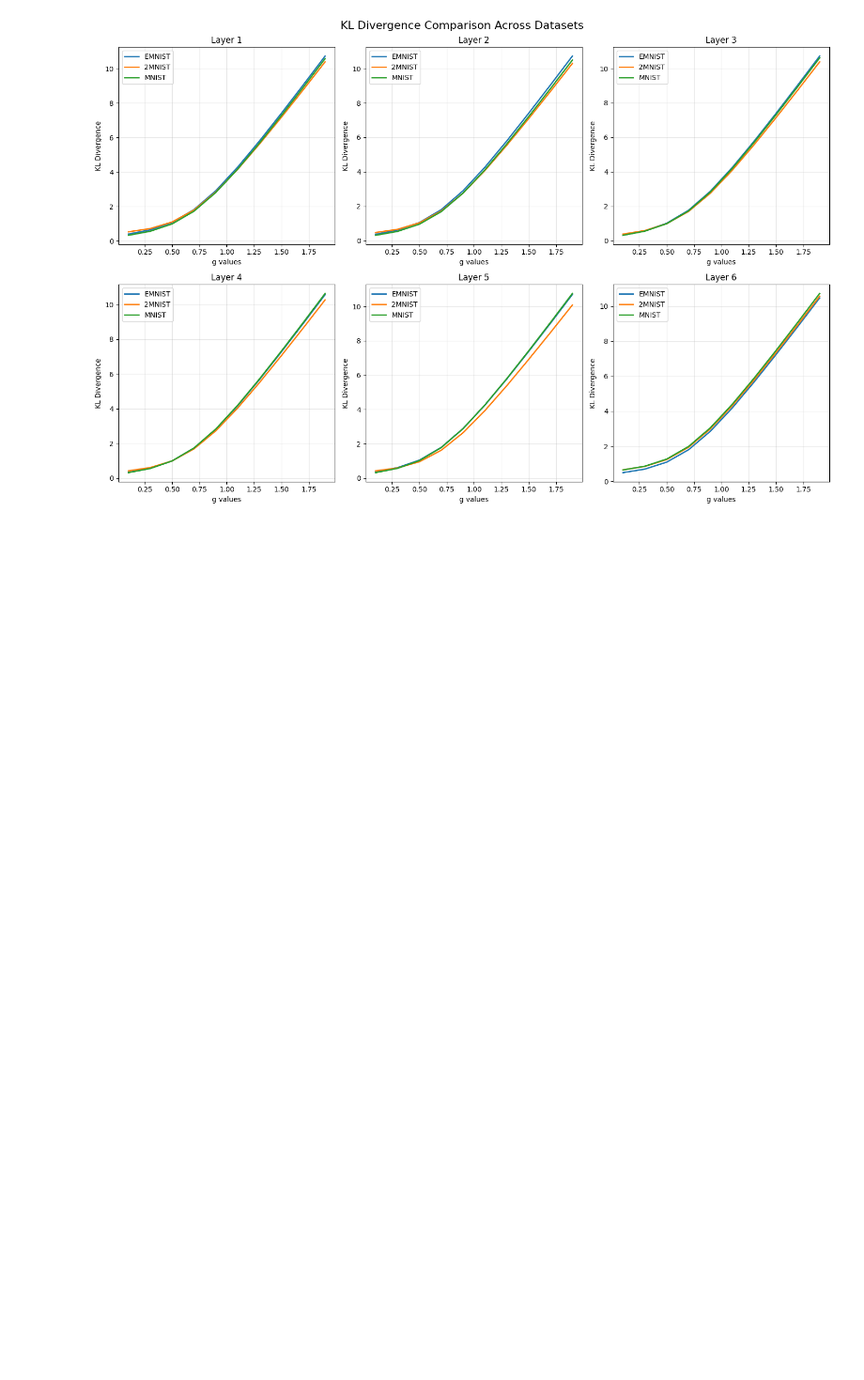
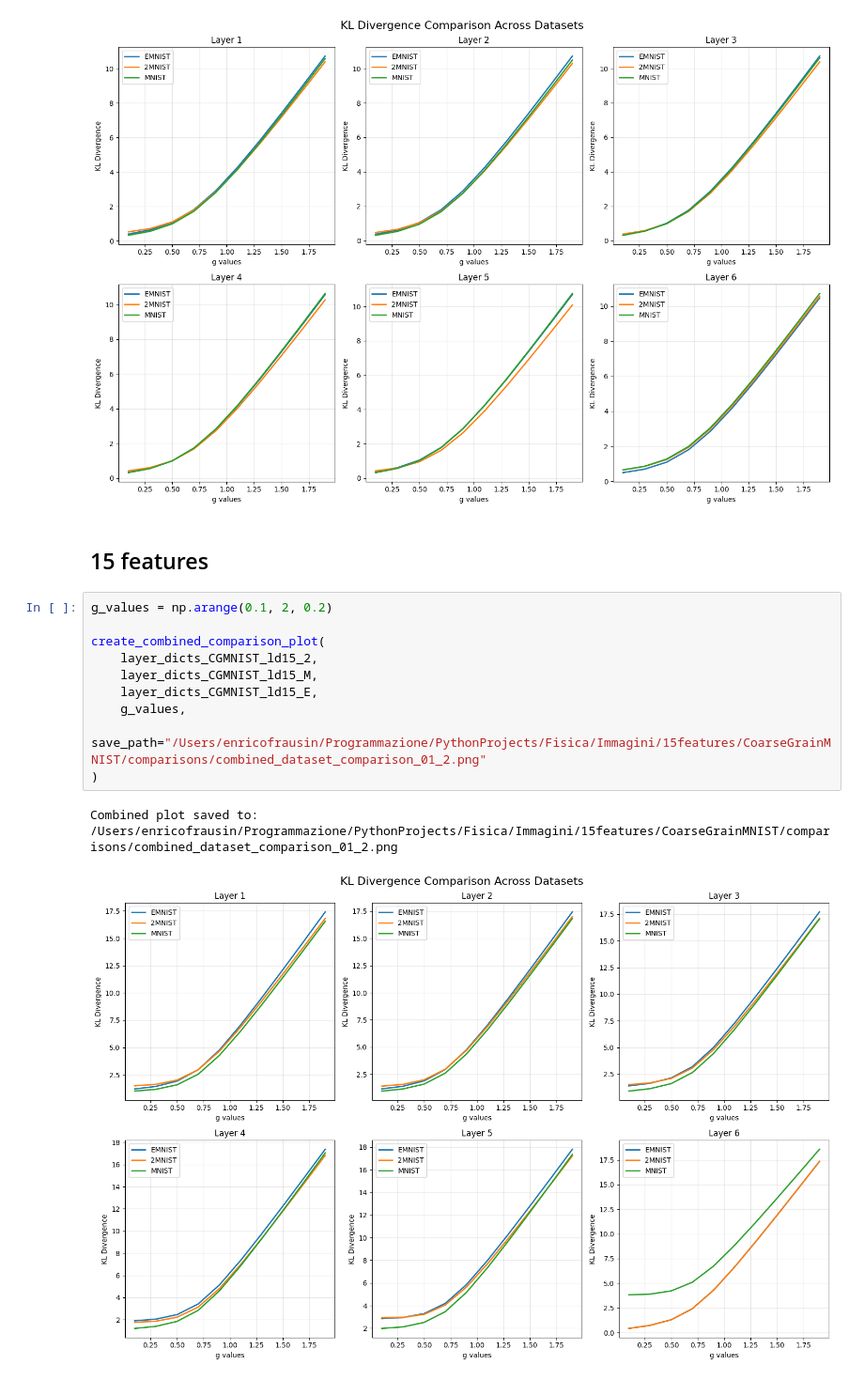
Before and after one commit to EnricoFrausin/discrete, a Jupyter notebook: code/depth_analysis.ipynb, the cells around one changed output. Shown at 94% size. Cells and saved outputs as stored; diff of their text form; blank space fills up the shorter version.

Commit message:
introdotto 15 layers

```diff
--- a/code/depth_analysis.ipynb
+++ b/code/depth_analysis.ipynb
@@ -1779,3 +1986,18 @@ create_combined_comparison_plot(
 # %% [output]
 Combined plot saved to: /Users/enricofrausin/Programmazione/PythonProjects/Fisica/Immagini/10features/FineGrainMNIST/comparisons/combined_dataset_comparison_01_2__1.png
 [figure]
+# %% [markdown]
+## 15 features
+# %%
+g_values = np.arange(0.1, 2, 0.2)
+
+create_combined_comparison_plot(
+    layer_dicts_CGMNIST_ld15_2,
+    layer_dicts_CGMNIST_ld15_M,
+    layer_dicts_CGMNIST_ld15_E,
+    g_values,
+    save_path="/Users/enricofrausin/Programmazione/PythonProjects/Fisica/Immagini/15features/CoarseGrainMNIST/comparisons/combined_dataset_comparison_01_2.png"
+)
+# %% [output]
+Combined plot saved to: /Users/enricofrausin/Programmazione/PythonProjects/Fisica/Immagini/15features/CoarseGrainMNIST/comparisons/combined_dataset_comparison_01_2.png
+[figure, added]
```
Also changed, not shown: parts of 18 cells of this notebook, 43 other files.
